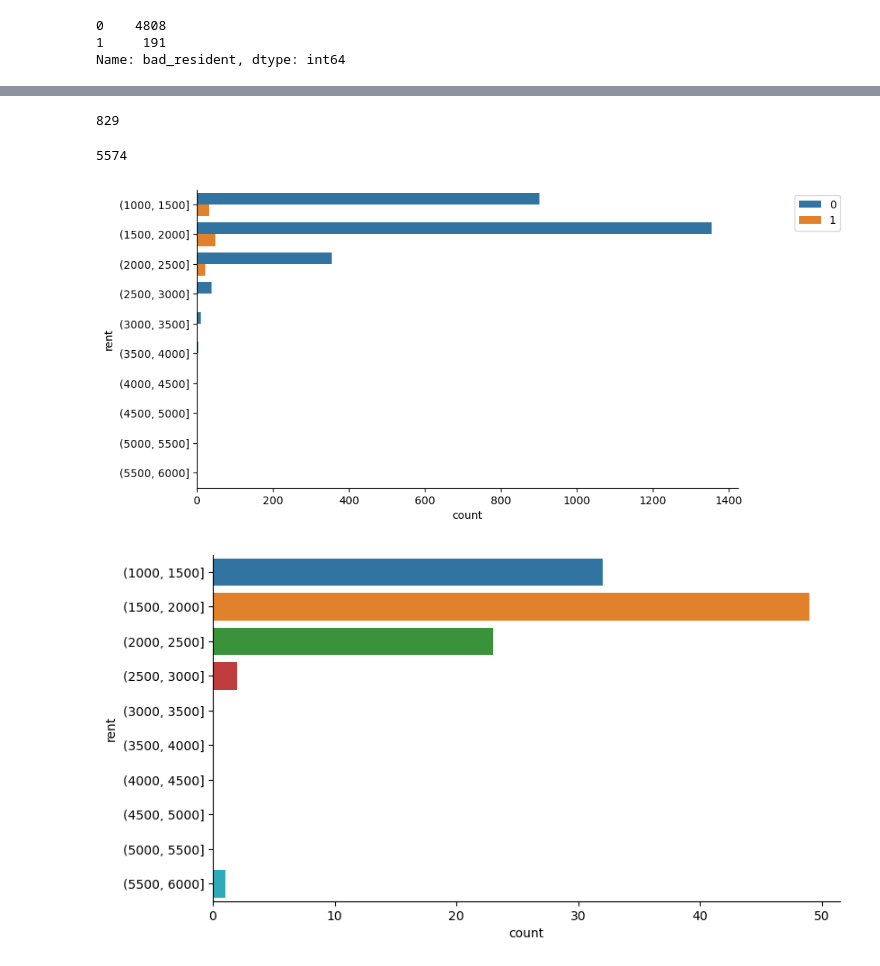
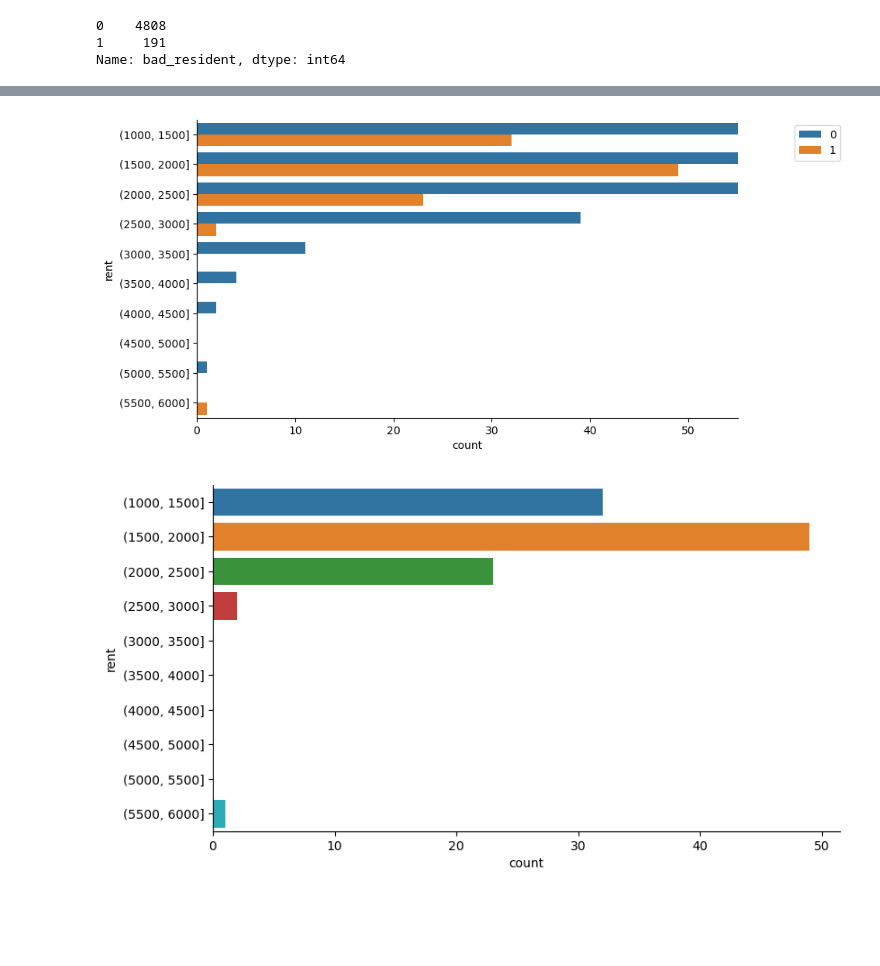
Before and after one commit to Project-DANE/DANE, a Jupyter notebook: dev_scratch_book.ipynb, the cells around one changed output, grey strips where cells are left out. Cells and saved outputs as stored; diff of their text form; code cells hidden in the pictures; blank space fills up the shorter version.

```diff
--- a/dev_scratch_book.ipynb
+++ b/dev_scratch_book.ipynb
@@ -217,25 +261,17 @@ df.sort_values('rent').head(7)
 | 1298 | 45605 | 889.00 | 889.00 | 0 | 74 | Rent (01/2023) | 94 | Rent | Current | ... |
 | 3063 | 64969 | 12.00 | 12.00 | 0 | 129 | Utility-trash charges (03/2023) | 94 | Utility-trash charges | Current | ... |
 | 1736 | 60074 | 0.40 | 0.40 | 0 | 190 | Pest Control for 3 days | 93 | Pest control | Current | ... |
-# %%
-df.rent.min()
-# %% [output]
-829
-# %%
-df.rent.max()
-# %% [output]
-5574
 # %%
 bins = [1000,1500,2000,2500,3000,3500,4000,4500,5000,5500,6000]
 rent_bin = pd.cut(train['rent'], bins = bins)
 plt.figure(figsize=(9, 5))
 sns.countplot(y=rent_bin,hue='bad_resident',data=train)
 sns.despine()
 plt.legend(loc='upper right', bbox_to_anchor=(1.2, 1))
-# plt.xlim(0,55)
+plt.xlim(0,55)
 plt.show()
 # %% [output]
-[figure, old version]
+[figure, new version]
 # %%
 train_bad_resident = train[train['bad_resident']==1]
 bins = [1000,1500,2000,2500,3000,3500,4000,4500,5000,5500,6000]
```
Also changed, not shown: parts of 25 cells of this notebook.
